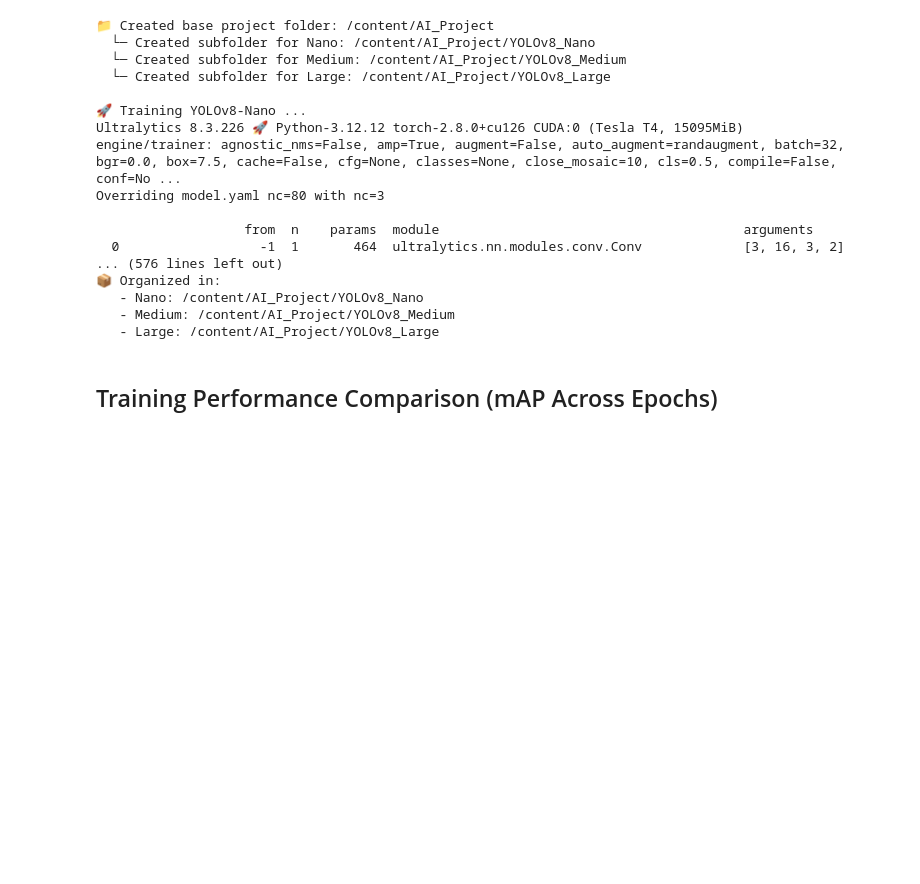
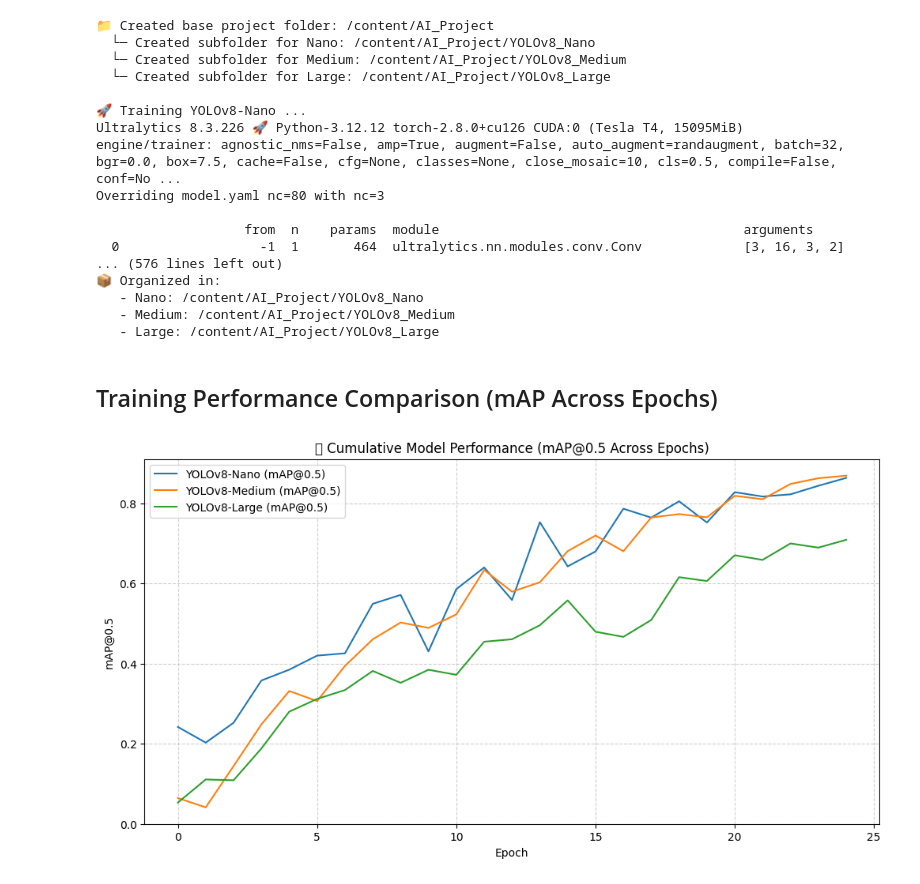
Before and after one commit to varshith731/AquaPlast, a Jupyter notebook: Project.ipynb, the cells around one changed output. Cells and saved outputs as stored; diff of their text form; code cells hidden in the pictures; blank space fills up the shorter version.

Commit message:
feat: add epoch-wise mAP50 convergence comparison across all variants

```diff
--- a/Project.ipynb
+++ b/Project.ipynb
@@ -414,3 +414,31 @@ Overriding model.yaml nc=80 with nc=3
    - Large: /content/AI_Project/YOLOv8_Large
 # %% [markdown]
 ## Training Performance Comparison (mAP Across Epochs)
+# %%
+import pandas as pd
+import matplotlib.pyplot as plt
+
+# Paths to your results.csv files
+results_paths = {
+    "YOLOv8-Nano": "/content/AI_Project/YOLOv8_Nano/yolov8-nano_plastics_balanced/results.csv",
+    "YOLOv8-Medium": "/content/AI_Project/YOLOv8_Medium/yolov8-medium_plastics_balanced/results.csv",
+    "YOLOv8-Large": "/content/AI_Project/YOLOv8_Large/yolov8-large_plastics_balanced/results.csv"
+}
+
+# Read results
+plt.figure(figsize=(12,6))
+for model_name, path in results_paths.items():
+    df = pd.read_csv(path)
+    if "metrics/mAP50(B)" in df.columns:
+        plt.plot(df.index, df["metrics/mAP50(B)"], label=f"{model_name} (mAP@0.5)")
+    else:
+        print(f"⚠️ mAP column not found in {path}")
+
+plt.title("📈 Cumulative Model Performance (mAP@0.5 Across Epochs)")
+plt.xlabel("Epoch")
+plt.ylabel("mAP@0.5")
+plt.legend()
+plt.grid(True, linestyle='--', alpha=0.6)
+plt.show()
+# %% [output]
+[figure, added]
```
